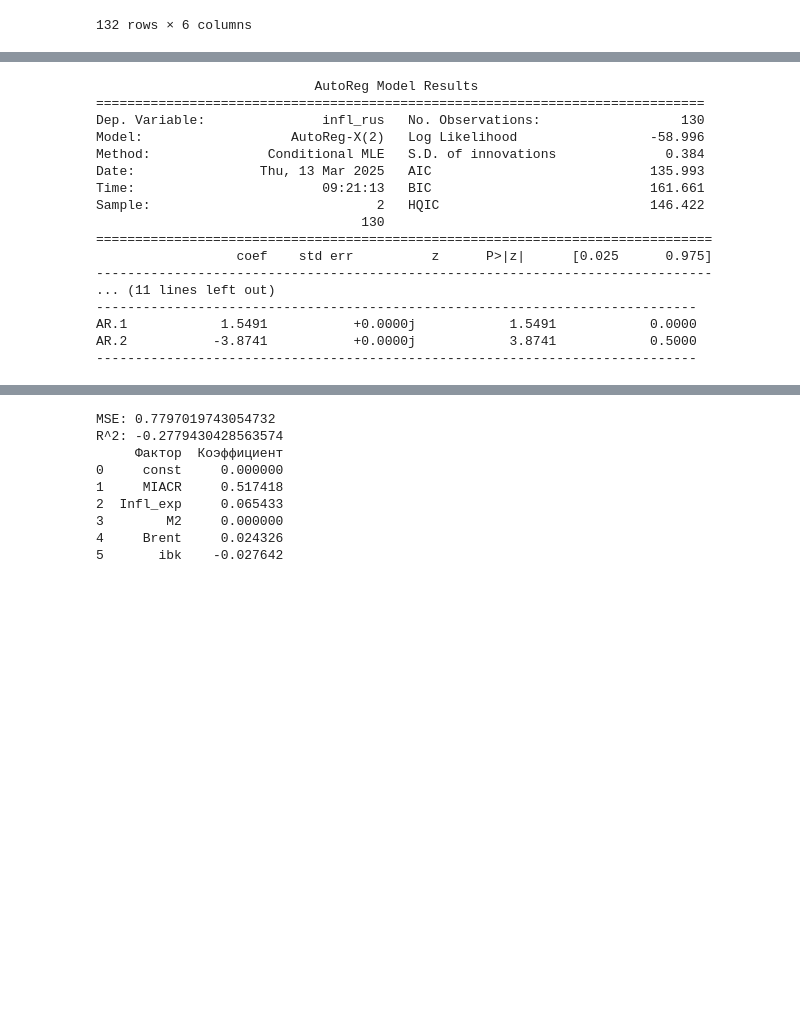
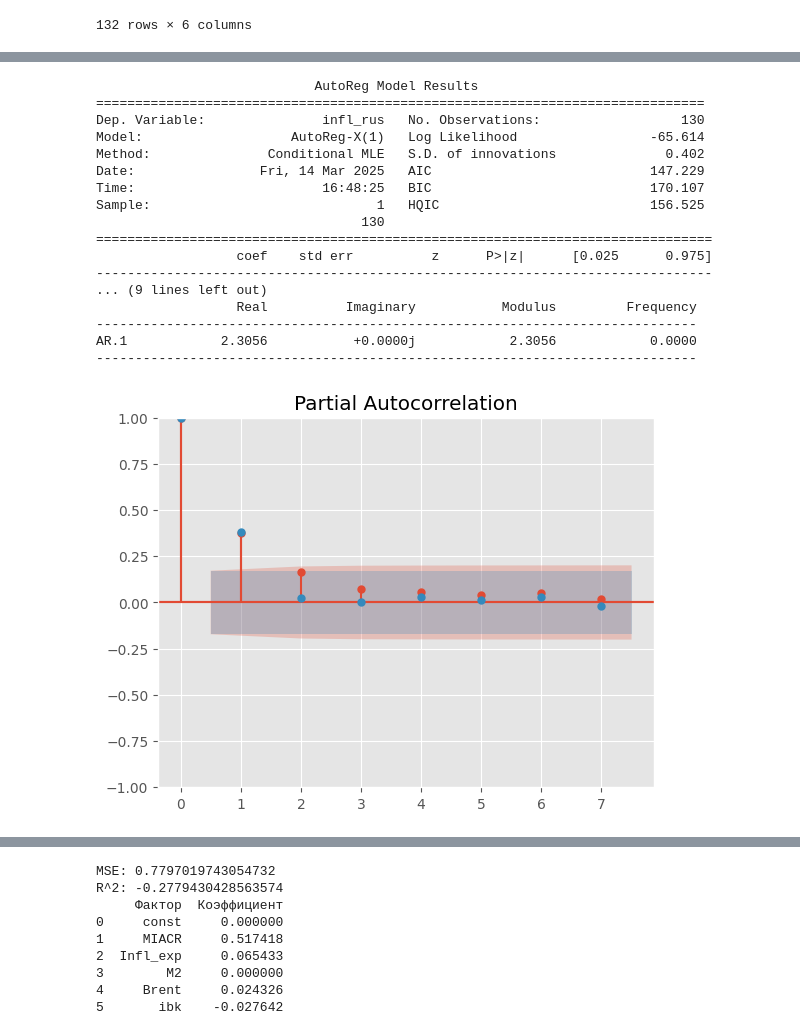
Before and after one commit to askarg/Diploma.-Inflation-model-using-PCA, a Jupyter notebook: PCA.ipynb, the cells around one changed output, grey strips where cells are left out. Drawn from its saved outputs; the diff is of its cells as text; code cells hidden in the pictures; blank space fills up the shorter version.

```diff
--- a/PCA.ipynb
+++ b/PCA.ipynb
@@ -293,25 +296,30 @@ FEVD for ibk
 # %%
 from statsmodels.tsa.ar_model import AutoReg
+from statsmodels.graphics.tsaplots import plot_acf, plot_pacf
+
+plot_acf(df['infl_rus'], lags=7, ax=plt.gca())  # lags=20 - количество лагов для отображения
+plot_pacf(df['infl_rus'], lags=7, ax=plt.gca(), method='ols')  # method='ols' для PACF
 
 # Построение ARDL модели
-model = AutoReg(df['infl_rus'], lags=2, exog=df[['MIACR', 'Infl_exp', 'M2', 'Brent', 'ibk']])
+model = AutoReg(df['infl_rus'], lags=1, exog=df[['MIACR', 'Infl_exp', 'M2', 'Brent', 'ibk']])
 results = model.fit()
 print(results.summary())
 # %% [output]
                             AutoReg Model Results
 ==============================================================================
 Dep. Variable:               infl_rus   No. Observations:                  130
-Model:                   AutoReg-X(2)   Log Likelihood                 -58.996
-Method:               Conditional MLE   S.D. of innovations              0.384
-Date:                Thu, 13 Mar 2025   AIC                            135.993
-Time:                        09:21:13   BIC                            161.661
-Sample:                             2   HQIC                           146.422
+Model:                   AutoReg-X(1)   Log Likelihood                 -65.614
+Method:               Conditional MLE   S.D. of innovations              0.402
+Date:                Fri, 14 Mar 2025   AIC                            147.229
+Time:                        16:48:25   BIC                            170.107
+Sample:                             1   HQIC                           156.525
                                   130
 ===============================================================================
                   coef    std err          z      P>|z|      [0.025      0.975]
 -------------------------------------------------------------------------------
-... (11 lines left out)
+... (9 lines left out)
+                  Real          Imaginary           Modulus         Frequency
 -----------------------------------------------------------------------------
-AR.1            1.5491           +0.0000j            1.5491            0.0000
-AR.2           -3.8741           +0.0000j            3.8741            0.5000
+AR.1            2.3056           +0.0000j            2.3056            0.0000
 -----------------------------------------------------------------------------
+[figure, added]
```
Also changed, not shown: parts of 5 cells of this notebook, 8 other files.
